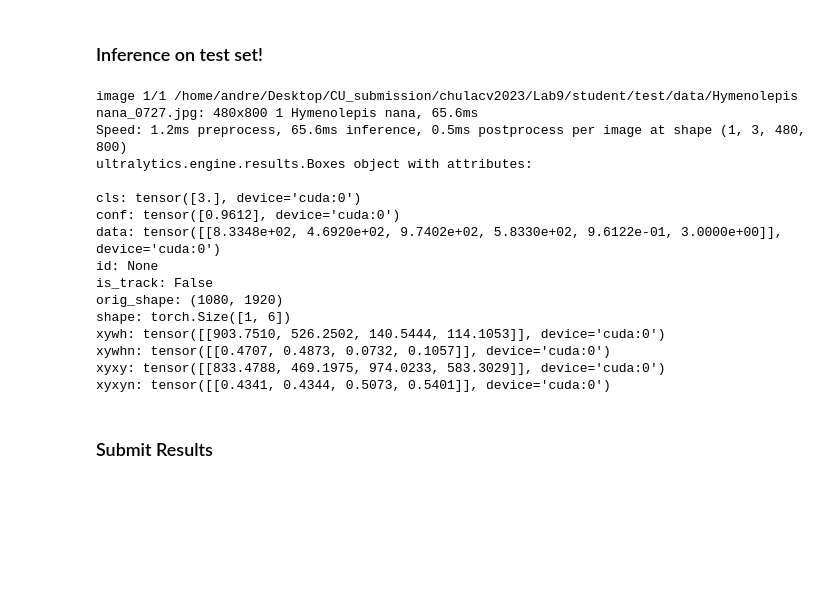
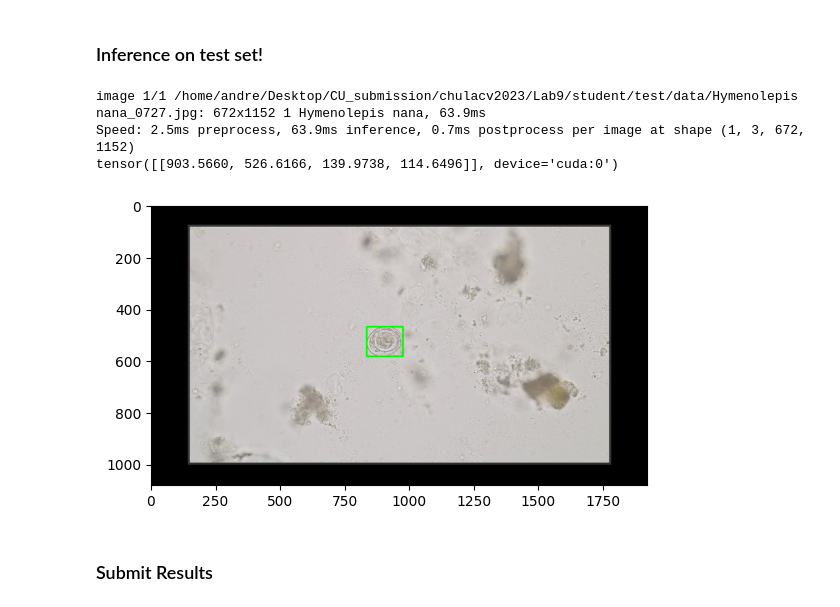
Before and after one commit to ADNCRICH/CU_submission, a Jupyter notebook: chulacv2023/Lab9/student/Lab_9_Modern_Object_Detection_[Homework].ipynb, the cells around one changed output. Drawn from its saved outputs; the diff is of its cells as text; code cells hidden in the pictures; blank space fills up the shorter version.

```diff
--- a/chulacv2023/Lab9/student/Lab_9_Modern_Object_Detection_[Homework].ipynb
+++ b/chulacv2023/Lab9/student/Lab_9_Modern_Object_Detection_[Homework].ipynb
@@ -180,27 +181,32 @@ Starting training for 50 epochs...
 # %% [markdown]
 ### Inference on test set!
 # %%
-# train8 l-50
-bestModel = YOLO('runs/detect/train8/weights/best.pt')
+# train8 l-e50-s800-b16
+# train9 l-e50-s512/b32 failed
+# train11 l-e50-s1152-b8
+# train12 l-e150-s1152-b8
+
+bestModel = YOLO('runs/detect/train12/weights/best.pt')
-# %%
-a = bestModel('./test/data/Hymenolepis nana_0727.jpg')
-print(a[0].boxes)
-# %% [output]
-image 1/1 /home/andre/Desktop/CU_submission/chulacv2023/Lab9/student/test/data/Hymenolepis nana_0727.jpg: 480x800 1 Hymenolepis nana, 65.6ms
-Speed: 1.2ms preprocess, 65.6ms inference, 0.5ms postprocess per image at shape (1, 3, 480, 800)
-ultralytics.engine.results.Boxes object with attributes:
-
-cls: tensor([3.], device='cuda:0')
-conf: tensor([0.9612], device='cuda:0')
-data: tensor([[8.3348e+02, 4.6920e+02, 9.7402e+02, 5.8330e+02, 9.6122e-01, 3.0000e+00]], device='cuda:0')
-id: None
-is_track: False
-orig_shape: (1080, 1920)
-shape: torch.Size([1, 6])
-xywh: tensor([[903.7510, 526.2502, 140.5444, 114.1053]], device='cuda:0')
-xywhn: tensor([[0.4707, 0.4873, 0.0732, 0.1057]], device='cuda:0')
-xyxy: tensor([[833.4788, 469.1975, 974.0233, 583.3029]], device='cuda:0')
-xyxyn: tensor([[0.4341, 0.4344, 0.5073, 0.5401]], device='cuda:0')
+# %%
+def convertXcYcWH(xc, yc, w, h):
+    xmin = xc - w/2
+    ymin = yc - h/2
+    return xmin, ymin, w, h
+# %%
+a = bestModel('./test/data/Hymenolepis nana_0727.jpg')
+print(a[0].boxes.xywh)
+xywh = a[0].boxes.xywh[0]
+imgg = cv2.imread('./test/data/Hymenolepis nana_0727.jpg')
+x,y,w,h = convertXcYcWH(*a[0].boxes.xywh[0])
+cv2.rectangle(imgg, (int(x), int(y)), (int(x+w), int(y+h)), (0,255,0), 5)
+imgg = cv2.cvtColor(imgg, cv2.COLOR_BGR2RGB)
+plt.imshow(imgg)
+plt.show()
+# %% [output]
+image 1/1 /home/andre/Desktop/CU_submission/chulacv2023/Lab9/student/test/data/Hymenolepis nana_0727.jpg: 672x1152 1 Hymenolepis nana, 63.9ms
+Speed: 2.5ms preprocess, 63.9ms inference, 0.7ms postprocess per image at shape (1, 3, 672, 1152)
+tensor([[903.5660, 526.6166, 139.9738, 114.6496]], device='cuda:0')
+[figure, added]
 # %% [markdown]
 ### Submit Results
 # %% [markdown]
```
Also changed, not shown: parts of 9 cells of this notebook.
